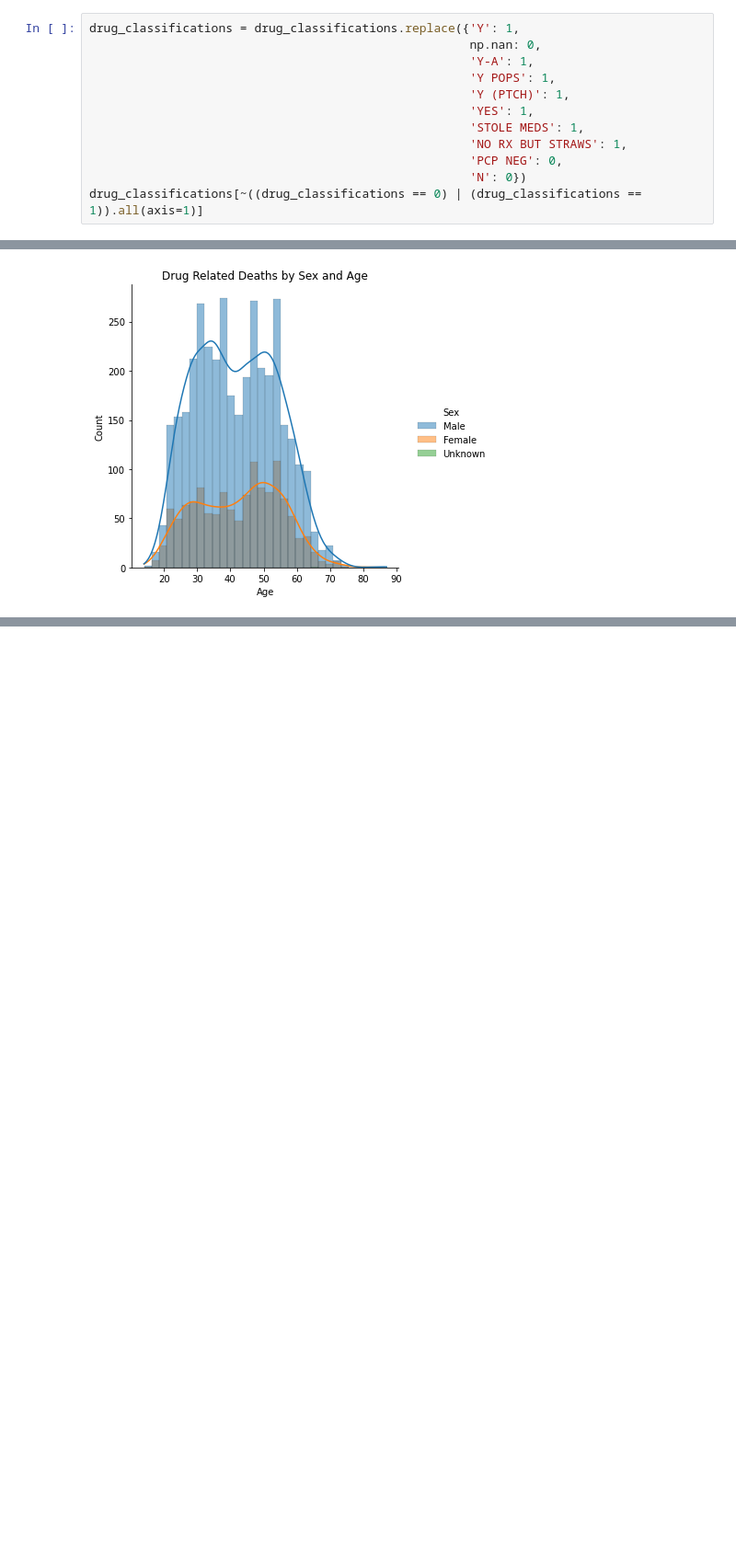
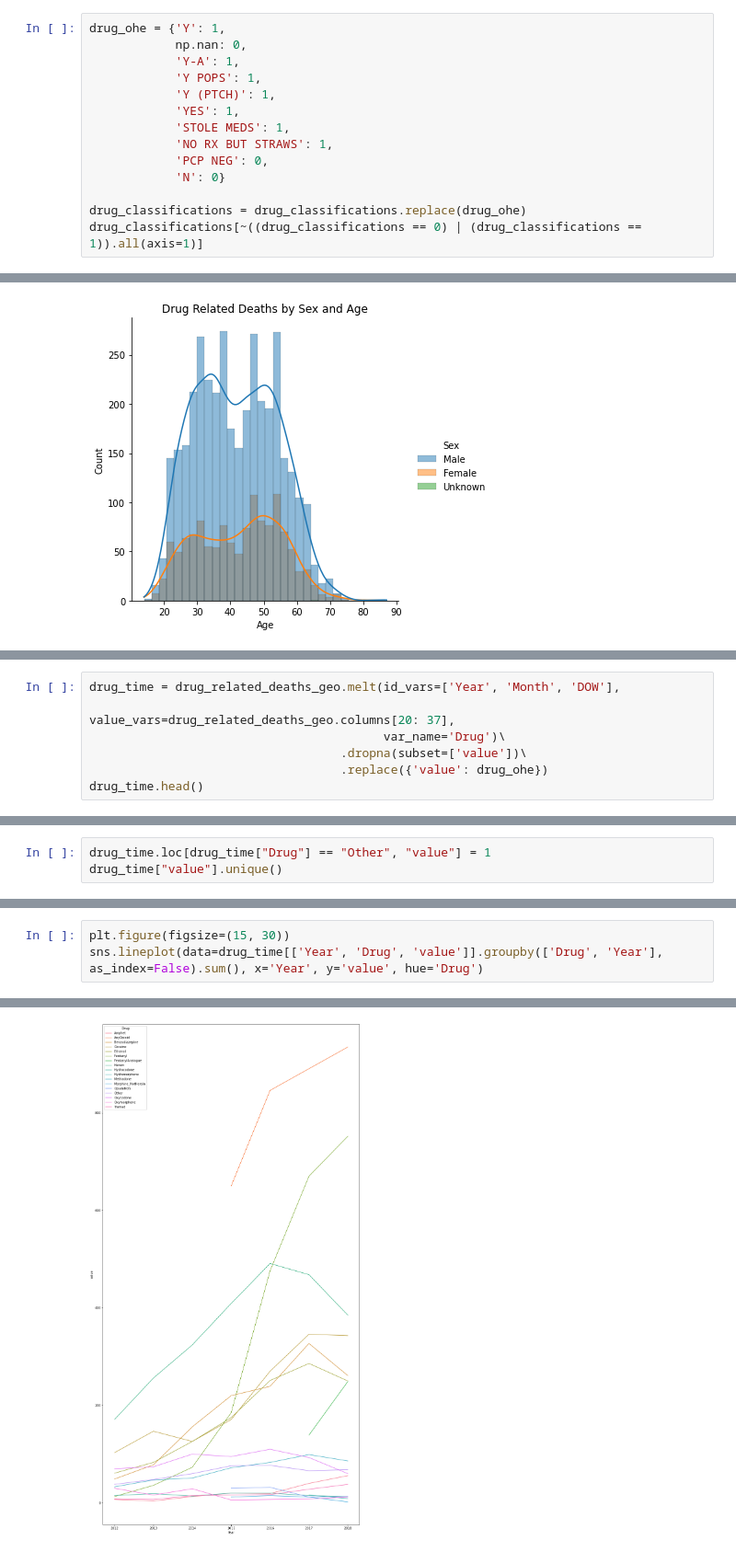
Before and after one commit to muhan-zhang/data200-final-project, a Jupyter notebook: Project.ipynb, the cells around one changed output, grey strips where cells are left out. Shown: that part at 92% size. Drawn from its saved outputs; the diff is of its cells as text; blank space fills up the shorter version.

```diff
--- a/Project.ipynb
+++ b/Project.ipynb
@@ -745,16 +756,18 @@ In this way, these two values both stand for `Y`, which refers to OHE value 1.
 
 4. `N` : Obviously refer to OHE value 0.
 # %%
-drug_classifications = drug_classifications.replace({'Y': 1,
-                                                     np.nan: 0,
-                                                     'Y-A': 1,
-                                                     'Y POPS': 1,
-                                                     'Y (PTCH)': 1,
-                                                     'YES': 1,
-                                                     'STOLE MEDS': 1,
-                                                     'NO RX BUT STRAWS': 1,
-                                                     'PCP NEG': 0,
-                                                     'N': 0})
+drug_ohe = {'Y': 1,
+            np.nan: 0,
+            'Y-A': 1,
+            'Y POPS': 1,
+            'Y (PTCH)': 1,
+            'YES': 1,
+            'STOLE MEDS': 1,
+            'NO RX BUT STRAWS': 1,
+            'PCP NEG': 0,
+            'N': 0}
+
+drug_classifications = drug_classifications.replace(drug_ohe)
 drug_classifications[~((drug_classifications == 0) | (drug_classifications == 1)).all(axis=1)]
 # %% [output]
 |  | Heroin | Cocaine | Fentanyl | FentanylAnalogue | Oxycodone | Oxymorphone | Ethanol | Hydrocodone | ... |
@@ -927,0 +997,7 @@ From the kernel density estimate, both distributions for Male and Female are bim
+# %%
+drug_time = drug_related_deaths_geo.melt(id_vars=['Year', 'Month', 'DOW'],
+                                         value_vars=drug_related_deaths_geo.columns[20: 37],
+                                         var_name='Drug')\
+                                   .dropna(subset=['value'])\
+                                   .replace({'value': drug_ohe})
+drug_time.head()
@@ -927,0 +1011,3 @@ From the kernel density estimate, both distributions for Male and Female are bim
+# %%
+drug_time.loc[drug_time["Drug"] == "Other", "value"] = 1
+drug_time["value"].unique()
@@ -927,0 +1016,4 @@ From the kernel density estimate, both distributions for Male and Female are bim
+# %%
+plt.figure(figsize=(15, 30))
+sns.lineplot(data=drug_time[['Year', 'Drug', 'value']].groupby(['Drug', 'Year'], as_index=False).sum(), x='Year', y='value', hue='Drug')
+# %% [output]
@@ -927,0 +1021 @@ From the kernel density estimate, both distributions for Male and Female are bim
+[figure, added]
```
Also changed, not shown: parts of 48 cells of this notebook.
